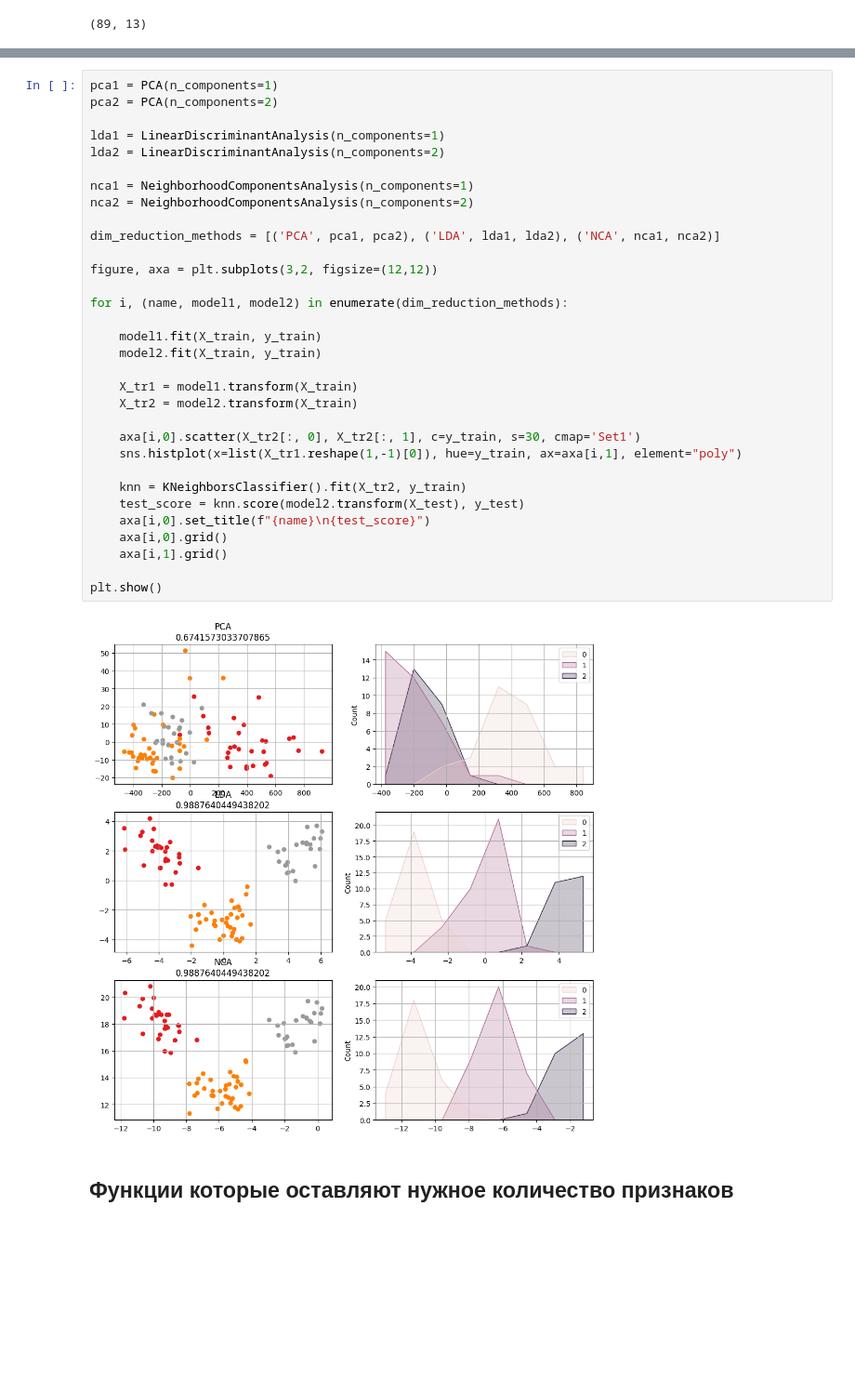
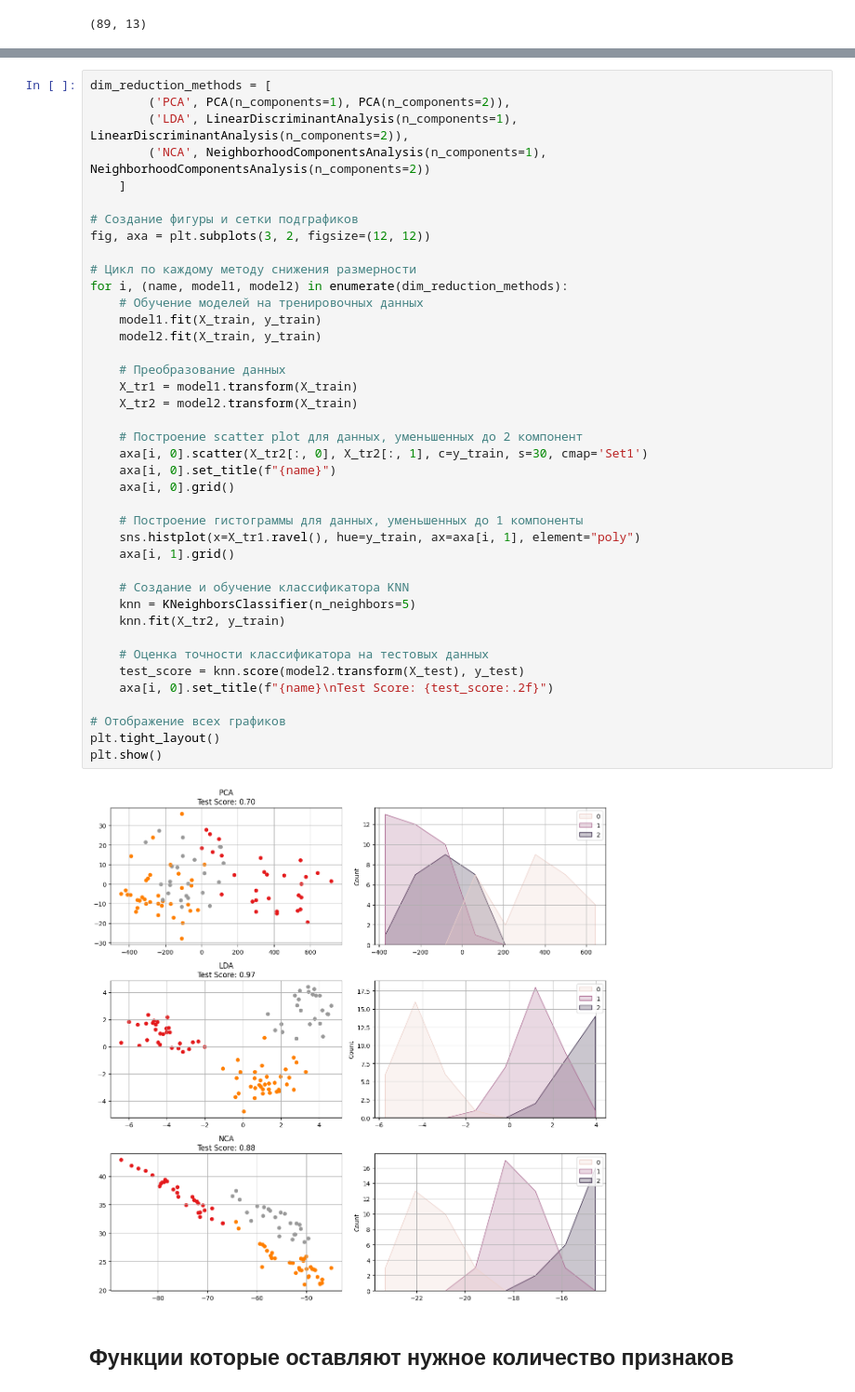
Before and after one commit to egrsid/ml_experiments, a Jupyter notebook: LIBRARY/dimensionality_reduction.ipynb, the cells around one changed output, grey strips where cells are left out. Shown at 93% size. Cells and saved outputs as stored; diff of their text form; blank space fills up the shorter version.

```diff
--- a/LIBRARY/dimensionality_reduction.ipynb
+++ b/LIBRARY/dimensionality_reduction.ipynb
@@ -195,37 +176,45 @@ knn.score(X_test, y_test)
 # %%
-pca1 = PCA(n_components=1)
-pca2 = PCA(n_components=2)
+dim_reduction_methods = [
+        ('PCA', PCA(n_components=1), PCA(n_components=2)),
+        ('LDA', LinearDiscriminantAnalysis(n_components=1), LinearDiscriminantAnalysis(n_components=2)),
+        ('NCA', NeighborhoodComponentsAnalysis(n_components=1), NeighborhoodComponentsAnalysis(n_components=2))
+    ]
 
-lda1 = LinearDiscriminantAnalysis(n_components=1)
-lda2 = LinearDiscriminantAnalysis(n_components=2)
+# Создание фигуры и сетки подграфиков
+fig, axa = plt.subplots(3, 2, figsize=(12, 12))
 
-nca1 = NeighborhoodComponentsAnalysis(n_components=1)
-nca2 = NeighborhoodComponentsAnalysis(n_components=2)
-
-dim_reduction_methods = [('PCA', pca1, pca2), ('LDA', lda1, lda2), ('NCA', nca1, nca2)]
-
-figure, axa = plt.subplots(3,2, figsize=(12,12))
-
+# Цикл по каждому методу снижения размерности
 for i, (name, model1, model2) in enumerate(dim_reduction_methods):
-
+    # Обучение моделей на тренировочных данных
     model1.fit(X_train, y_train)
     model2.fit(X_train, y_train)
 
+    # Преобразование данных
     X_tr1 = model1.transform(X_train)
     X_tr2 = model2.transform(X_train)
 
-    axa[i,0].scatter(X_tr2[:, 0], X_tr2[:, 1], c=y_train, s=30, cmap='Set1')
-    sns.histplot(x=list(X_tr1.reshape(1,-1)[0]), hue=y_train, ax=axa[i,1], element="poly")
+    # Построение scatter plot для данных, уменьшенных до 2 компонент
+    axa[i, 0].scatter(X_tr2[:, 0], X_tr2[:, 1], c=y_train, s=30, cmap='Set1')
+    axa[i, 0].set_title(f"{name}")
+    axa[i, 0].grid()
 
-    knn = KNeighborsClassifier().fit(X_tr2, y_train)
+    # Построение гистограммы для данных, уменьшенных до 1 компоненты
+    sns.histplot(x=X_tr1.ravel(), hue=y_train, ax=axa[i, 1], element="poly")
+    axa[i, 1].grid()
+
+    # Создание и обучение классификатора KNN
+    knn = KNeighborsClassifier(n_neighbors=5)
+    knn.fit(X_tr2, y_train)
+
+    # Оценка точности классификатора на тестовых данных
     test_score = knn.score(model2.transform(X_test), y_test)
-    axa[i,0].set_title(f"{name}\n{test_score}")
-    axa[i,0].grid()
-    axa[i,1].grid()
+    axa[i, 0].set_title(f"{name}\nTest Score: {test_score:.2f}")
 
+# Отображение всех графиков
+plt.tight_layout()
 plt.show()
 # %% [output]
-[figure, old version]
+[figure, new version]
 # %% [markdown]
 ## Функции которые оставляют нужное количество признаков
 # %%
```
Also changed, not shown: parts of 15 cells of this notebook, 10 other files.
